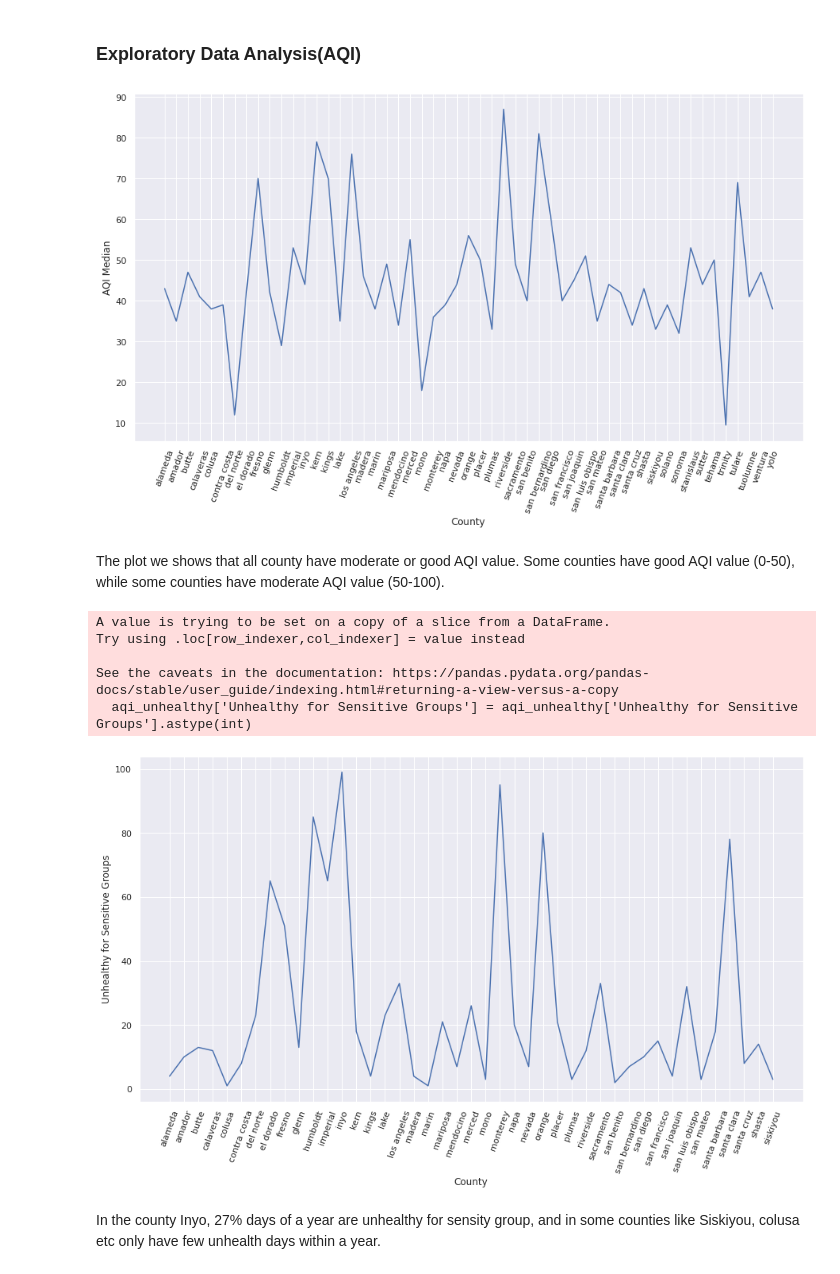
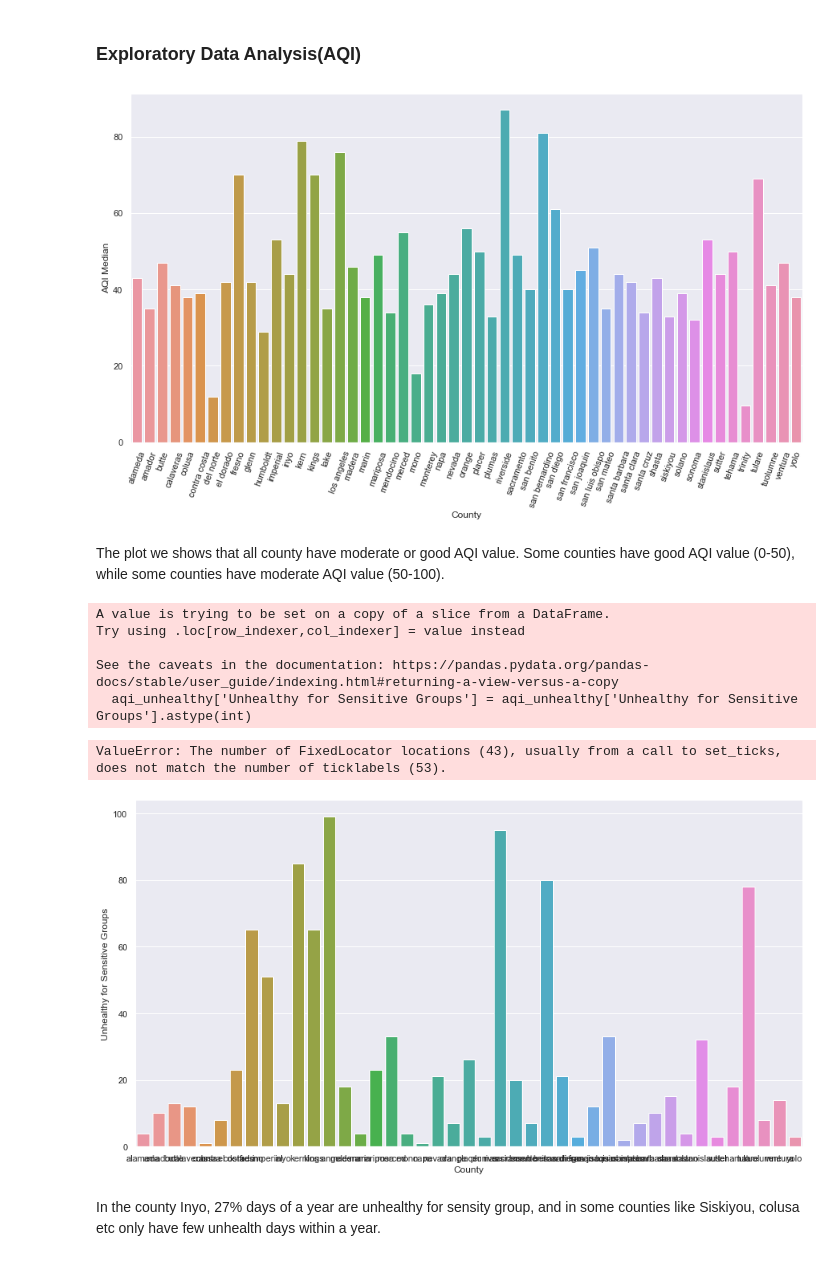
Before and after one commit to tintrungp/COGS108_Repo, a Jupyter notebook: EDACheckpointGroup017Sp22.ipynb, the cells around one changed output. Cells and saved outputs as stored; diff of their text form; code cells hidden in the pictures.

```diff
--- a/EDACheckpointGroup017Sp22.ipynb
+++ b/EDACheckpointGroup017Sp22.ipynb
@@ -397,24 +397,25 @@ aqi.describe()
 #style.use('fivethirtyeight')
 sns.set(rc = {'figure.figsize':(15,8)})
 aqi['County'] = aqi['County'].apply(standardize_region)
-ax = sns.lineplot(x ='County',y = 'AQI Median', data = aqi)
+ax = sns.barplot(x ='County',y = 'AQI Median', data = aqi)
 ax.set_xticklabels(aqi['County'], rotation = 70);
 # %% [output]
-[figure, old version]
+[figure, new version]
 # %% [markdown]
 The plot we shows that all county have moderate or good AQI value. Some counties have good AQI value (0-50), while some counties have moderate AQI value (50-100).
 # %%
 aqi_unhealthy = aqi[aqi['Unhealthy for Sensitive Groups'] != '.']
 aqi_unhealthy['Unhealthy for Sensitive Groups'] = aqi_unhealthy['Unhealthy for Sensitive Groups'].astype(int)
-ax = sns.lineplot(x ='County',y = 'Unhealthy for Sensitive Groups', data = aqi_unhealthy)
+ax = sns.barplot(x ='County',y = 'Unhealthy for Sensitive Groups', data = aqi_unhealthy)
 ax.set_xticklabels(aqi['County'], rotation = 70);
 sns.set(rc = {'figure.figsize':(15,8)})
 # %% [output]
 A value is trying to be set on a copy of a slice from a DataFrame.
 Try using .loc[row_indexer,col_indexer] = value instead
 
 See the caveats in the documentation: https://pandas.pydata.org/pandas-docs/stable/user_guide/indexing.html#returning-a-view-versus-a-copy
   aqi_unhealthy['Unhealthy for Sensitive Groups'] = aqi_unhealthy['Unhealthy for Sensitive Groups'].astype(int)
+ValueError: The number of FixedLocator locations (43), usually from a call to set_ticks, does not match the number of ticklabels (53).
-[figure, old version]
+[figure, new version]
 # %% [markdown]
 In the county Inyo, 27% days of a year are unhealthy for sensity group, and in some counties like Siskiyou, colusa etc only have few unhealth days within a year.
```
Also changed, not shown: parts of 6 cells of this notebook.
